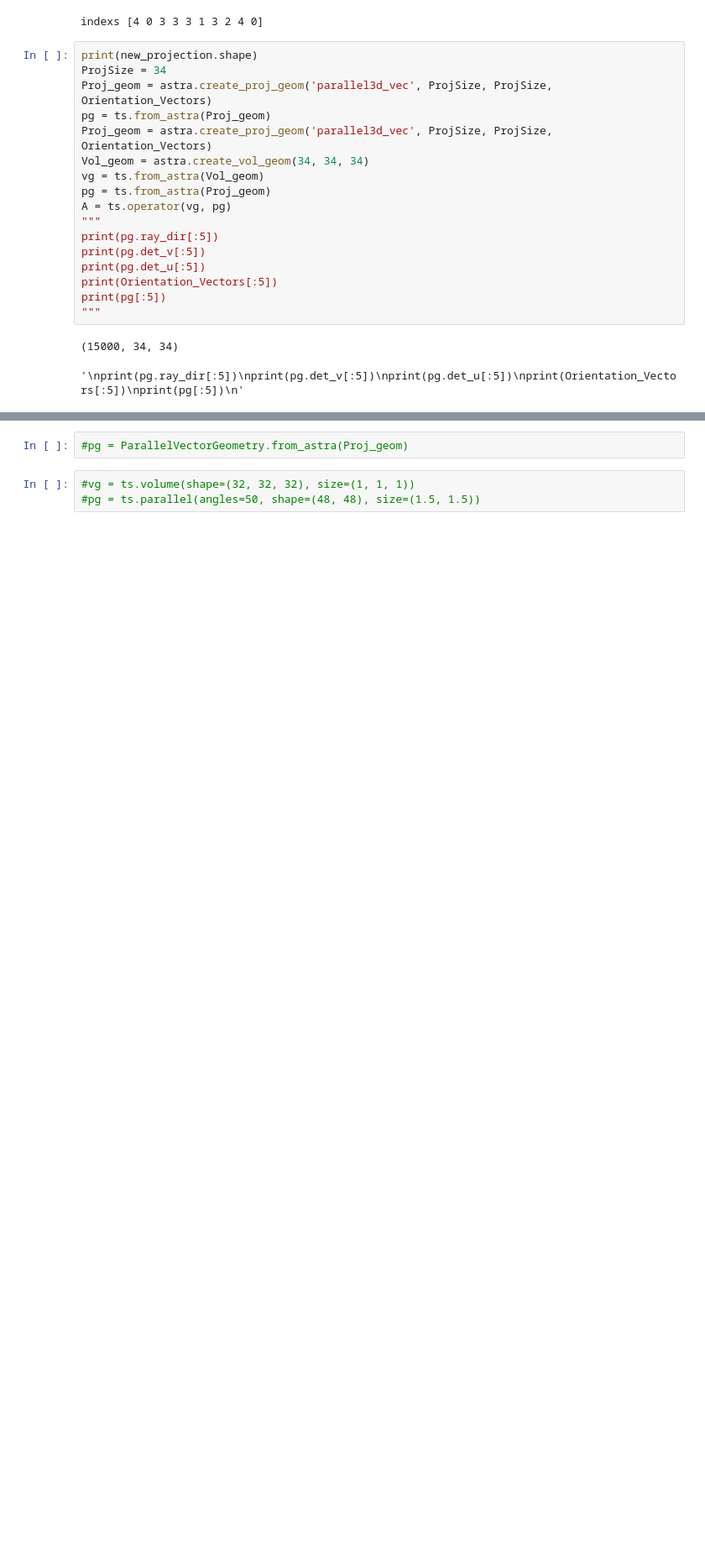
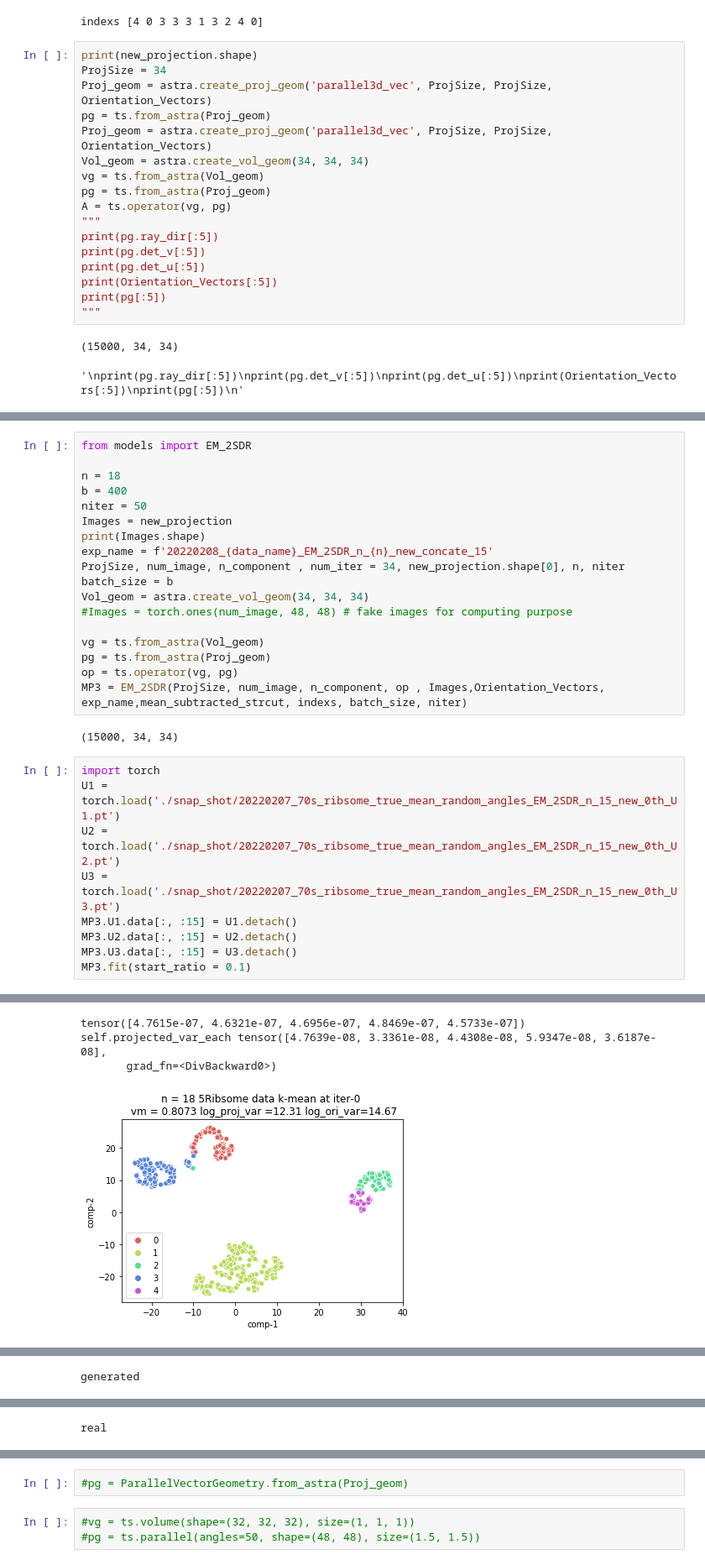
Before and after one commit to lewis841214/EM_2SDR, a Jupyter notebook: 70S_ribsome_true_mean_randome_index.ipynb, the cells around one changed output, grey strips where cells are left out. Shown: that part at 84% size. Saved outputs shown, nothing was run; the diff lists cells and outputs as text; blank space fills up the shorter version.

```diff
--- a/70S_ribsome_true_mean_randome_index.ipynb
+++ b/70S_ribsome_true_mean_randome_index.ipynb
@@ -116,0 +113,30 @@ real
+# %%
+from models import EM_2SDR
+
+n = 18
+b = 400
+niter = 50
+Images = new_projection
+print(Images.shape)
+exp_name = f'20220208_{data_name}_EM_2SDR_n_{n}_new_concate_15'
+ProjSize, num_image, n_component , num_iter = 34, new_projection.shape[0], n, niter
+batch_size = b
+Vol_geom = astra.create_vol_geom(34, 34, 34)
+#Images = torch.ones(num_image, 48, 48) # fake images for computing purpose
+
+vg = ts.from_astra(Vol_geom)
+pg = ts.from_astra(Proj_geom)
+op = ts.operator(vg, pg)
+MP3 = EM_2SDR(ProjSize, num_image, n_component, op , Images,Orientation_Vectors, exp_name,mean_subtracted_strcut, indexs, batch_size, niter)
+# %% [output]
+(15000, 34, 34)
+# %%
+import torch
+U1 = torch.load('./snap_shot/20220207_70s_ribsome_true_mean_random_angles_EM_2SDR_n_15_new_0th_U1.pt')
+U2 = torch.load('./snap_shot/20220207_70s_ribsome_true_mean_random_angles_EM_2SDR_n_15_new_0th_U2.pt')
+U3 = torch.load('./snap_shot/20220207_70s_ribsome_true_mean_random_angles_EM_2SDR_n_15_new_0th_U3.pt')
+MP3.U1.data[:, :15] = U1.detach()
+MP3.U2.data[:, :15] = U2.detach()
+MP3.U3.data[:, :15] = U3.detach()
+MP3.fit(start_ratio = 0.1)
+# %% [output]
@@ -116,0 +153,4 @@ real
+tensor([4.7615e-07, 4.6321e-07, 4.6956e-07, 4.8469e-07, 4.5733e-07])
+self.projected_var_each tensor([4.7639e-08, 3.3361e-08, 4.4308e-08, 5.9347e-08, 3.6187e-08],
+       grad_fn=<DivBackward0>)
+[figure, added]
@@ -116,0 +158 @@ real
+generated
@@ -116,0 +160 @@ real
+real
```
Also changed, not shown: parts of 2 cells of this notebook, 4 other files.
